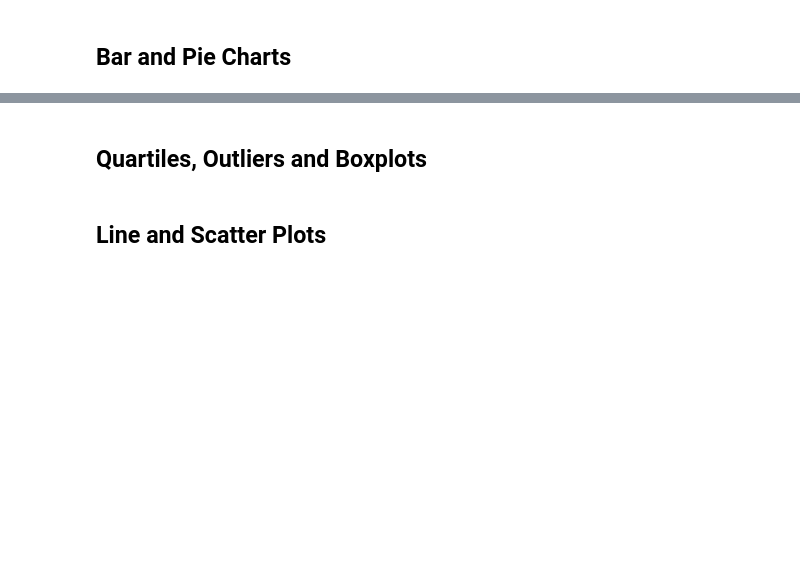
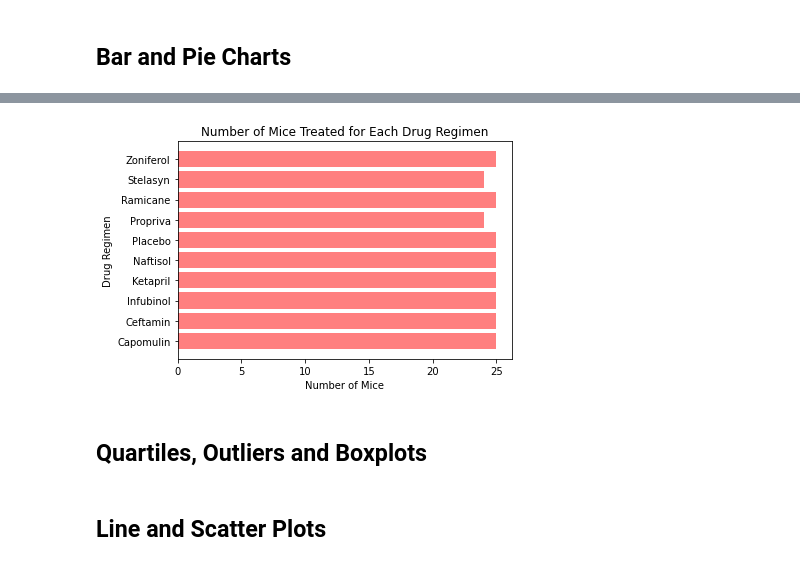
Before and after one commit to Richard-Turnbull/matplotlib-challenge, a Jupyter notebook: pymaceuticals.ipynb, the cells around one changed output, grey strips where cells are left out. Saved outputs shown, nothing was run; the diff lists cells and outputs as text; code cells hidden in the pictures; blank space fills up the shorter version.

```diff
--- a/pymaceuticals.ipynb
+++ b/pymaceuticals.ipynb
@@ -180,3 +219,18 @@ summary_statistics_output_df
+# %%
+# Generate a bar plot showing the total number of mice for each treatment throughout the course of the study using pyplot.
+x_axis = ["Capomulin", "Ceftamin", "Infubinol", "Ketapril", "Naftisol", "Placebo", "Propriva", "Ramicane", "Stelasyn", "Zoniferol"]
+y_axis = [25, 25, 25, 25, 25, 25, 24, 25, 24, 25]
+
+
+plt.barh(x_axis, y_axis, color='r', alpha=0.5, align="center")
+
+plt.title("Number of Mice Treated for Each Drug Regimen")
+plt.xlabel("Number of Mice")
+plt.ylabel("Drug Regimen")
+
+plt.savefig("Mouse_Treatment_pyplot.png")
+# %% [output]
+[figure, added]
 # %%
 # Generate a pie plot showing the distribution of female versus male mice using pandas
 # %%
```
Also changed, not shown: parts of 5 cells of this notebook, 2 other files.
